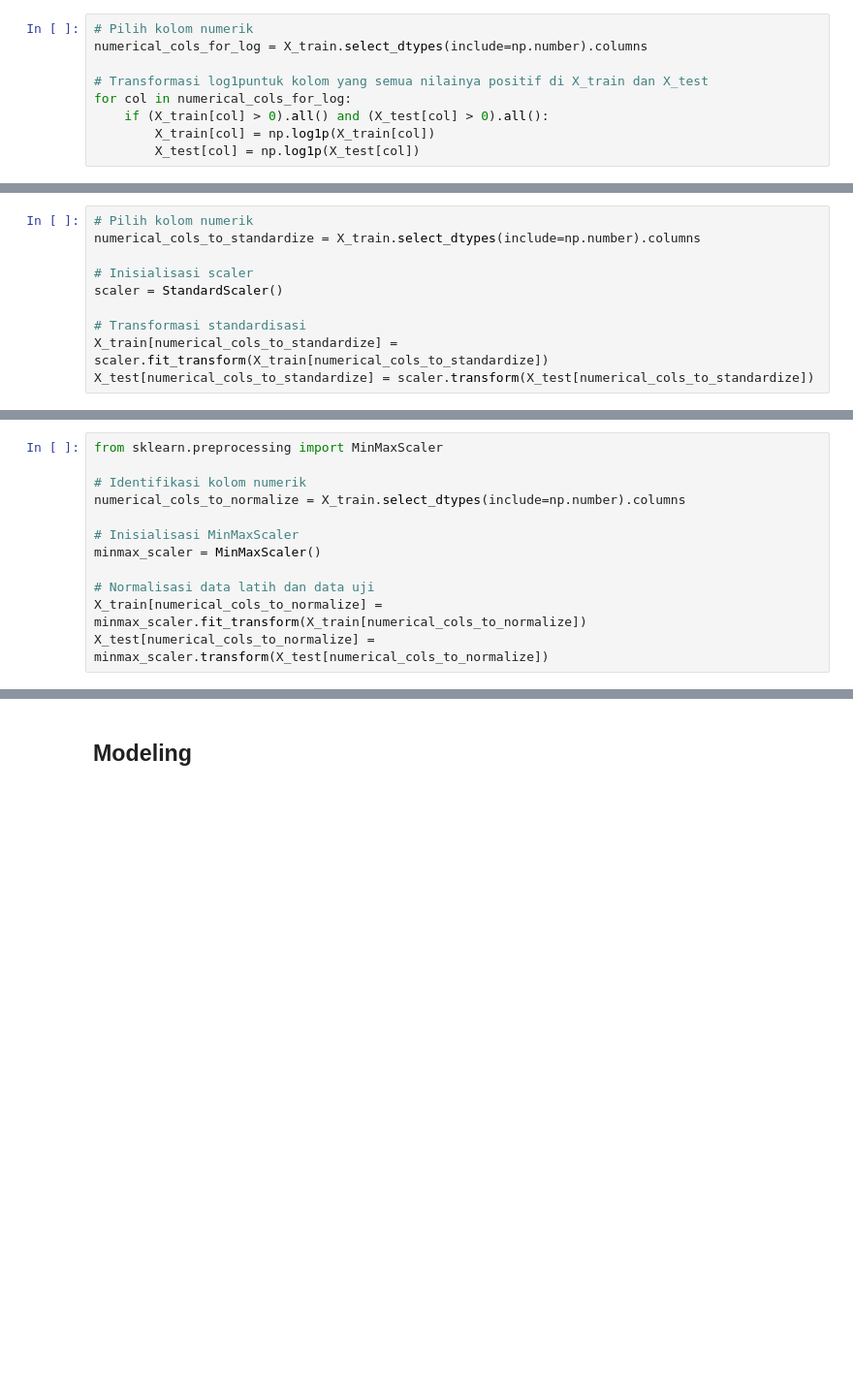
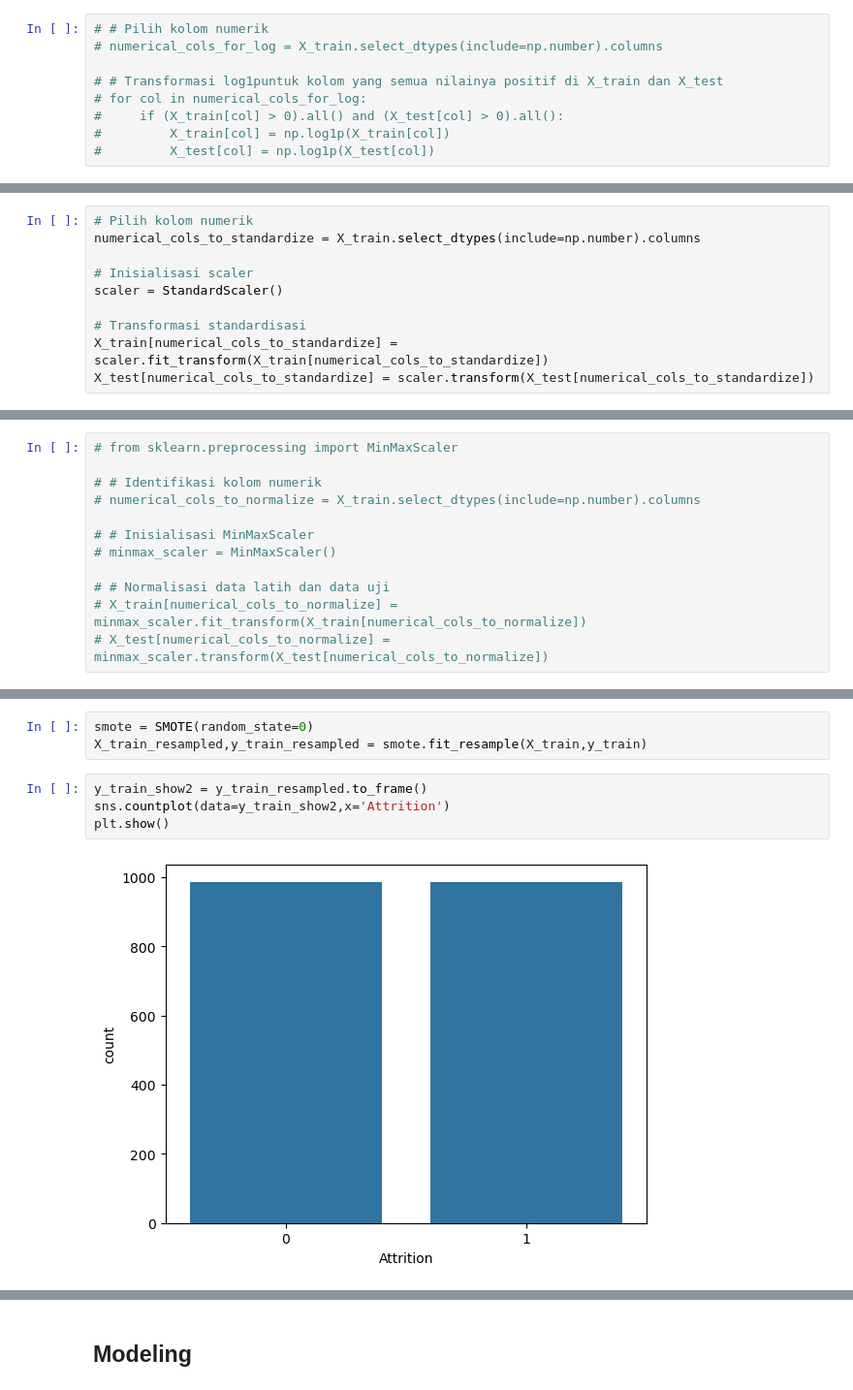
Before and after one commit to gibranariq/Final-Project-Rakamin-Men-United, a Jupyter notebook: Framework_data_modeling_lengkap.ipynb, the cells around one changed output, grey strips where cells are left out. Shown at 97% size. Cells and saved outputs as stored; diff of their text form; blank space fills up the shorter version.

```diff
--- a/Framework_data_modeling_lengkap.ipynb
+++ b/Framework_data_modeling_lengkap.ipynb
@@ -608,12 +592,12 @@ plt.show()
 # %%
-# Pilih kolom numerik
-numerical_cols_for_log = X_train.select_dtypes(include=np.number).columns
+# # Pilih kolom numerik
+# numerical_cols_for_log = X_train.select_dtypes(include=np.number).columns
 
-# Transformasi log1puntuk kolom yang semua nilainya positif di X_train dan X_test
-for col in numerical_cols_for_log:
-    if (X_train[col] > 0).all() and (X_test[col] > 0).all():
-        X_train[col] = np.log1p(X_train[col])
-        X_test[col] = np.log1p(X_test[col])
+# # Transformasi log1puntuk kolom yang semua nilainya positif di X_train dan X_test
+# for col in numerical_cols_for_log:
+#     if (X_train[col] > 0).all() and (X_test[col] > 0).all():
+#         X_train[col] = np.log1p(X_train[col])
+#         X_test[col] = np.log1p(X_test[col])
 # %% [markdown]
 #### *Standardize*
 # %%
@@ -631,13 +615,13 @@ X_test[numerical_cols_to_standardize] = scaler.transform(X_test[numerical_cols_t
 # %%
-from sklearn.preprocessing import MinMaxScaler
+# from sklearn.preprocessing import MinMaxScaler
 
-# Identifikasi kolom numerik
-numerical_cols_to_normalize = X_train.select_dtypes(include=np.number).columns
+# # Identifikasi kolom numerik
+# numerical_cols_to_normalize = X_train.select_dtypes(include=np.number).columns
 
-# Inisialisasi MinMaxScaler
-minmax_scaler = MinMaxScaler()
+# # Inisialisasi MinMaxScaler
+# minmax_scaler = MinMaxScaler()
 
-# Normalisasi data latih dan data uji
-X_train[numerical_cols_to_normalize] = minmax_scaler.fit_transform(X_train[numerical_cols_to_normalize])
-X_test[numerical_cols_to_normalize] = minmax_scaler.transform(X_test[numerical_cols_to_normalize])
+# # Normalisasi data latih dan data uji
+# X_train[numerical_cols_to_normalize] = minmax_scaler.fit_transform(X_train[numerical_cols_to_normalize])
+# X_test[numerical_cols_to_normalize] = minmax_scaler.transform(X_test[numerical_cols_to_normalize])
 # %% [markdown]
@@ -648,0 +637,9 @@ X_test[numerical_cols_to_normalize] = minmax_scaler.transform(X_test[numerical_c
+# %%
+smote = SMOTE(random_state=0)
+X_train_resampled,y_train_resampled = smote.fit_resample(X_train,y_train)
+# %%
+y_train_show2 = y_train_resampled.to_frame()
+sns.countplot(data=y_train_show2,x='Attrition')
+plt.show()
+# %% [output]
+[figure, added]
```
Also changed, not shown: parts of 58 cells of this notebook.
